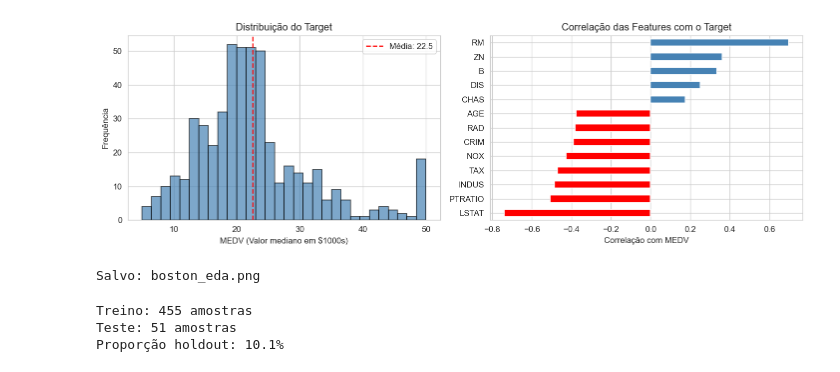
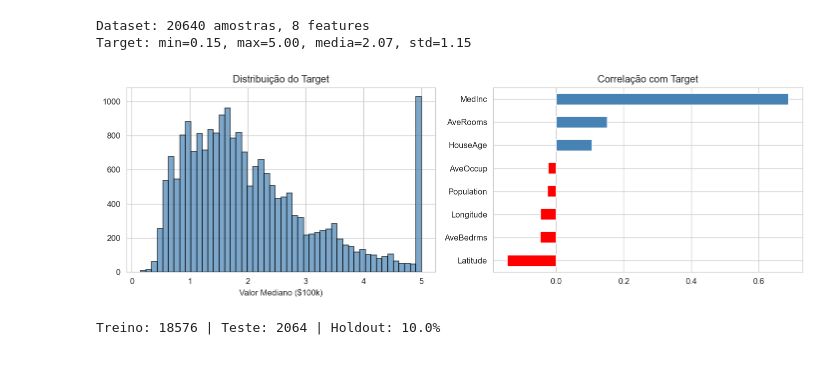
Before and after one commit to PedroM2626/mlops-experiments, a Jupyter notebook: experiments/ibm-watsonx-local-automl.ipynb, the cells around one changed output. Cells and saved outputs as stored; diff of their text form; code cells hidden in the pictures.

```diff
--- a/experiments/ibm-watsonx-local-automl.ipynb
+++ b/experiments/ibm-watsonx-local-automl.ipynb
@@ -154,37 +110,28 @@ Estatísticas descritivas:
 # %%
-# Visualização da distribuição do target
+housing = fetch_california_housing()
+X = pd.DataFrame(housing.data, columns=housing.feature_names)
+y = pd.Series(housing.target, name='MedHouseVal')
+
+print(f'Dataset: {X.shape[0]} amostras, {X.shape[1]} features')
+print(f'Target: min={y.min():.2f}, max={y.max():.2f}, media={y.mean():.2f}, std={y.std():.2f}')
+
 fig, axes = plt.subplots(1, 2, figsize=(12, 4))
+axes[0].hist(y, bins=50, color='steelblue', edgecolor='black', alpha=0.7)
+axes[0].set_xlabel('Valor Mediano ($100k)')
+axes[0].set_title('Distribuição do Target')
 
-axes[0].hist(y, bins=30, color='steelblue', edgecolor='black', alpha=0.7)
-axes[0].set_xlabel('MEDV (Valor mediano em $1000s)')
-axes[0].set_ylabel('Frequência')
-axes[0].set_title('Distribuição do Target')
-axes[0].axvline(y.mean(), color='red', linestyle='--', label=f'Média: {y.mean():.1f}')
-axes[0].legend()
-
-# Correlação com target
-correlations = X.assign(MEDV=y).corr()['MEDV'].drop('MEDV').sort_values()
+correlations = X.assign(Target=y).corr()['Target'].drop('Target').sort_values()
 correlations.plot(kind='barh', ax=axes[1], color=['red' if v < 0 else 'steelblue' for v in correlations])
-axes[1].set_xlabel('Correlação com MEDV')
-axes[1].set_title('Correlação das Features com o Target')
-
+axes[1].set_title('Correlação com Target')
 plt.tight_layout()
-plt.savefig('boston_eda.png', bbox_inches='tight', dpi=150)
+plt.savefig('california_eda.png', bbox_inches='tight', dpi=150)
 plt.show()
-print('Salvo: boston_eda.png')
 # %% [output]
+Dataset: 20640 amostras, 8 features
+Target: min=0.15, max=5.00, media=2.07, std=1.15
-[figure, old version]
+[figure, new version]
-Salvo: boston_eda.png
 # %%
-# Split train/test (mesmo holdout_size=0.1 do Watsonx)
-X_train, X_test, y_train, y_test = train_test_split(
-    X, y, test_size=0.1, random_state=RANDOM_STATE
-)
-
-print(f'Treino: {X_train.shape[0]} amostras')
-print(f'Teste: {X_test.shape[0]} amostras')
-print(f'Proporção holdout: {X_test.shape[0]/len(X)*100:.1f}%')
+X_train, X_test, y_train, y_test = train_test_split(X, y, test_size=0.1, random_state=RANDOM_STATE)
+print(f'Treino: {X_train.shape[0]} | Teste: {X_test.shape[0]} | Holdout: {X_test.shape[0]/len(X)*100:.1f}%')
 # %% [output]
-Treino: 455 amostras
-Teste: 51 amostras
-Proporção holdout: 10.1%
+Treino: 18576 | Teste: 2064 | Holdout: 10.0%
```
Also changed, not shown: parts of 20 cells of this notebook, 3 other files.
